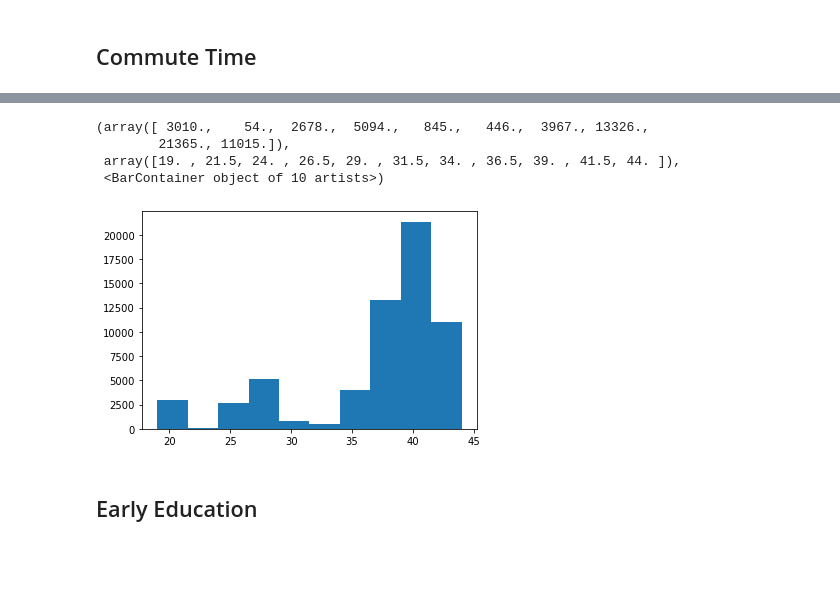
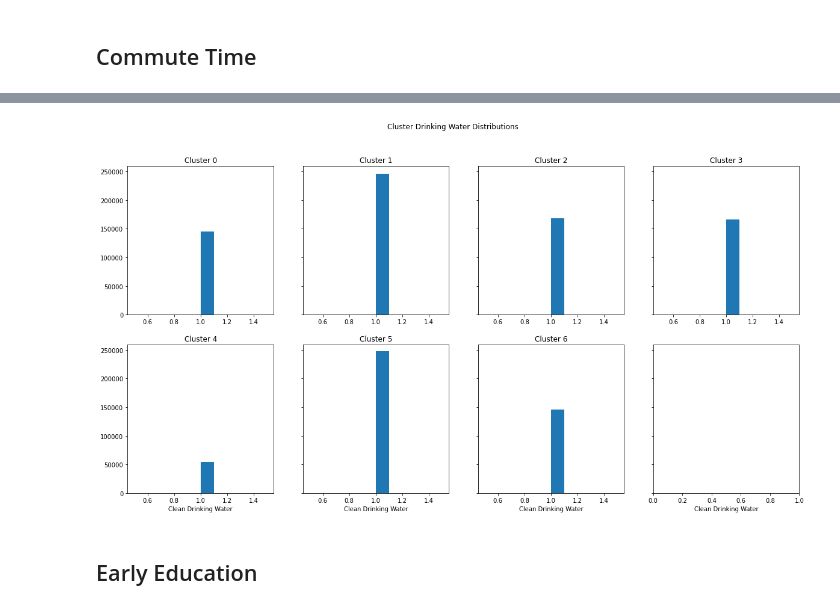
Before and after one commit to aren-kab/CDI-Capstone, a Jupyter notebook: 2010Clustering.ipynb, the cells around one changed output, grey strips where cells are left out. Saved outputs shown, nothing was run; the diff lists cells and outputs as text; code cells hidden in the pictures; blank space fills up the shorter version.

```diff
--- a/2010Clustering.ipynb
+++ b/2010Clustering.ipynb
@@ -449,10 +391,25 @@ matplotlib.pyplot.hist(clust3['AirQuality'])
-# %%
-matplotlib.pyplot.hist(clust4['AirQuality'])
-# %% [output]
-(array([ 3010.,    54.,  2678.,  5094.,   845.,   446.,  3967., 13326.,
-        21365., 11015.]),
- array([19. , 21.5, 24. , 26.5, 29. , 31.5, 34. , 36.5, 39. , 41.5, 44. ]),
- <BarContainer object of 10 artists>)
-[figure, removed]
+# %%
+fig, axs = plt.subplots(2, 4, sharey=True, figsize=(20,10))
+fig.suptitle("Cluster Drinking Water Distributions")
+
+axs[0, 0].hist(clust0['DrinkingWater'])
+axs[0, 0].set_title('Cluster 0')
+axs[0, 1].hist(clust1['DrinkingWater'])
+axs[0, 1].set_title('Cluster 1')
+axs[0, 2].hist(clust2['DrinkingWater'])
+axs[0, 2].set_title('Cluster 2')
+axs[0, 3].hist(clust3['DrinkingWater'])
+axs[0, 3].set_title('Cluster 3')
+axs[1, 0].hist(clust4['DrinkingWater'])
+axs[1, 0].set_title('Cluster 4')
+axs[1, 1].hist(clust5['DrinkingWater'])
+axs[1, 1].set_title('Cluster 5')
+axs[1, 2].hist(clust6['DrinkingWater'])
+axs[1, 2].set_title('Cluster 6')
+
+for ax in axs.flat[4:]:
+    ax.set(xlabel='Clean Drinking Water')
+# %% [output]
+[figure, added]
 # %% [markdown]
 ## Early Education
```
Also changed, not shown: parts of 56 cells of this notebook.
